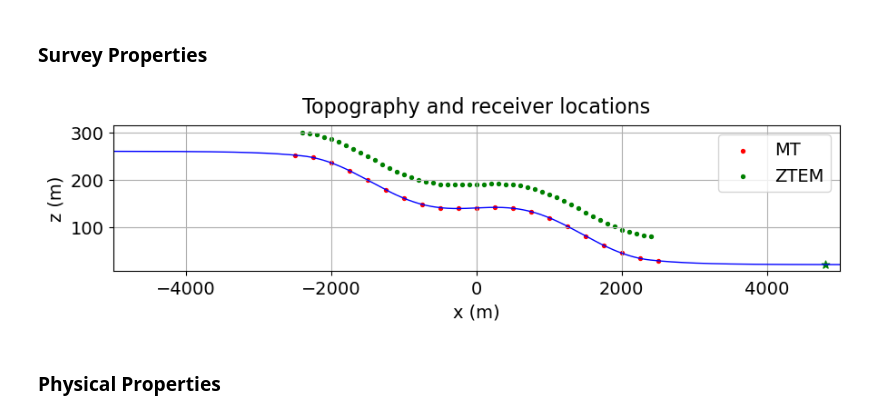
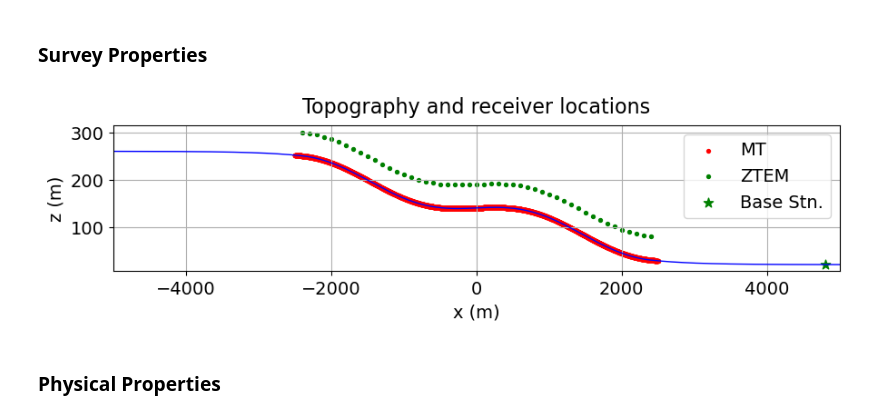
Before and after one commit to simpeg/user-tutorials, a Jupyter notebook: notebooks/09-nsem/fwd_nsem_2d.ipynb, the cells around one changed output. Cells and saved outputs as stored; diff of their text form; code cells hidden in the pictures.

```diff
--- a/notebooks/09-nsem/fwd_nsem_2d.ipynb
+++ b/notebooks/09-nsem/fwd_nsem_2d.ipynb
@@ -88,7 +90,8 @@ interp_fun = interp1d(x_topo, z_topo)
 # %%
 # Frequencies and locations for ground MT stations
 frequencies_mt = np.logspace(0, 2, 11)
-locations_x_mt = np.linspace(-2500., 2500., 21)
+# locations_x_mt = np.linspace(-2500., 2500., 21)
+locations_x_mt = np.arange(-2500., 2500., 1.)
 locations_z_mt = interp_fun(locations_x_mt)
 locations_mt = np.c_[locations_x_mt, locations_z_mt]
 
@@ -106,19 +109,19 @@ location_base = np.c_[location_x_base, location_z_base]
 # %%
 fig = plt.figure(figsize=(10, 2))
 ax = fig.add_axes([0.1, 0.1, 0.8, 0.8])
 ax.scatter(locations_x_mt, locations_z_mt, 8, "r")
 ax.scatter(locations_x_ztem, locations_z_ztem, 8, "g")
-ax.scatter(location_x_base, location_z_base, 40, "g", marker="*")
+ax.scatter(location_x_base, location_z_base, 60, "g", marker="*")
 ax.plot(x_topo, z_topo, color="b", linewidth=1)
 ax.set_xlim([x_topo.min(), x_topo.max()])
 ax.set_xlabel("x (m)", labelpad=5)
 ax.set_ylabel("z (m)", labelpad=5)
 ax.grid(True)
 ax.set_title("Topography and receiver locations", fontsize=16, pad=10)
-ax.legend(['MT', 'ZTEM'])
+ax.legend(['MT', 'ZTEM', 'Base Stn.'])
 plt.show(fig)
 # %% [output]
-[figure, old version]
+[figure, new version]
 # %% [markdown]
 ### Physical Properties
 # %%
```
Also changed, not shown: parts of 27 cells of this notebook, 5 other files.
